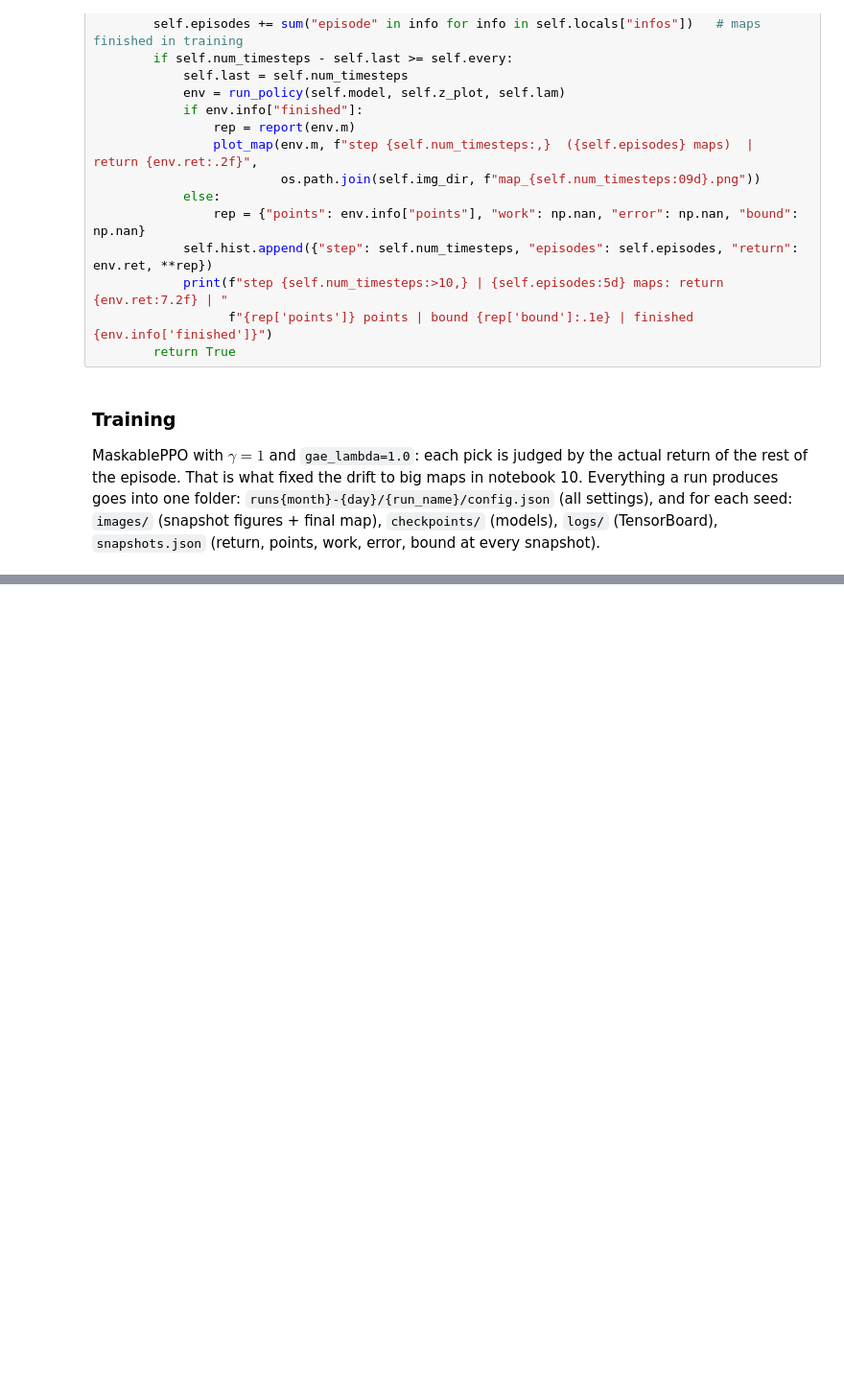
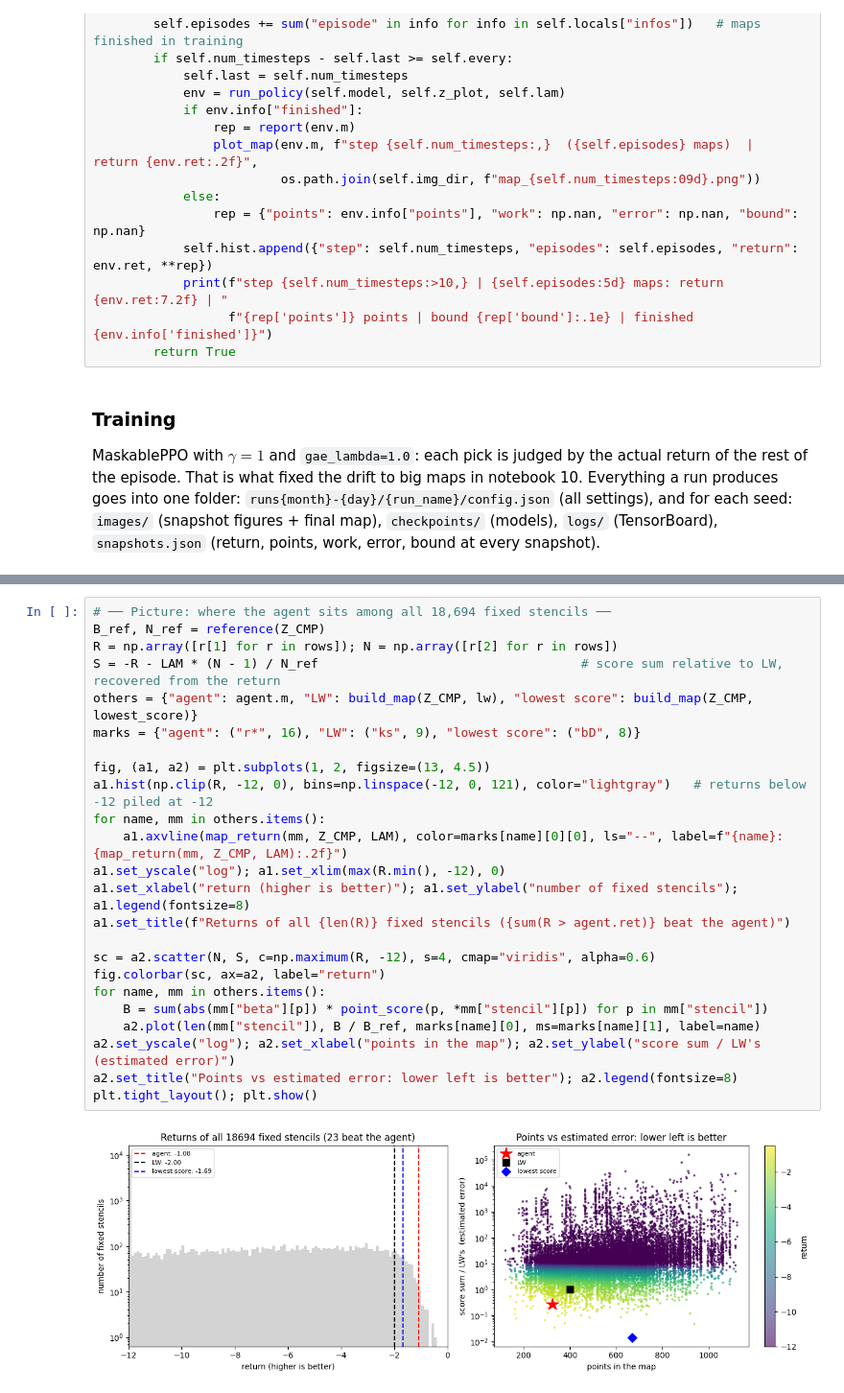
Before and after one commit to atayyar1/RL-For-PDEs, a Jupyter notebook: Taylor linear predictor/11. Backward Map RL.ipynb, the cells around one changed output, grey strips where cells are left out. Shown at 96% size. Cells and saved outputs as stored; diff of their text form; blank space fills up the shorter version.

```diff
--- a/Taylor linear predictor/11. Backward Map RL.ipynb
+++ b/Taylor linear predictor/11. Backward Map RL.ipynb
@@ -688,0 +767,26 @@ step         12 |     0 maps: return  -22.00 | 376 points | bound 8.7e-04 | fini
+# %%
+# ── Picture: where the agent sits among all 18,694 fixed stencils ──
+B_ref, N_ref = reference(Z_CMP)
+R = np.array([r[1] for r in rows]); N = np.array([r[2] for r in rows])
+S = -R - LAM * (N - 1) / N_ref                                   # score sum relative to LW, recovered from the return
+others = {"agent": agent.m, "LW": build_map(Z_CMP, lw), "lowest score": build_map(Z_CMP, lowest_score)}
+marks = {"agent": ("r*", 16), "LW": ("ks", 9), "lowest score": ("bD", 8)}
+
+fig, (a1, a2) = plt.subplots(1, 2, figsize=(13, 4.5))
+a1.hist(np.clip(R, -12, 0), bins=np.linspace(-12, 0, 121), color="lightgray")   # returns below -12 piled at -12
+for name, mm in others.items():
+    a1.axvline(map_return(mm, Z_CMP, LAM), color=marks[name][0][0], ls="--", label=f"{name}: {map_return(mm, Z_CMP, LAM):.2f}")
+a1.set_yscale("log"); a1.set_xlim(max(R.min(), -12), 0)
+a1.set_xlabel("return (higher is better)"); a1.set_ylabel("number of fixed stencils"); a1.legend(fontsize=8)
+a1.set_title(f"Returns of all {len(R)} fixed stencils ({sum(R > agent.ret)} beat the agent)")
+
+sc = a2.scatter(N, S, c=np.maximum(R, -12), s=4, cmap="viridis", alpha=0.6)
+fig.colorbar(sc, ax=a2, label="return")
+for name, mm in others.items():
+    B = sum(abs(mm["beta"][p]) * point_score(p, *mm["stencil"][p]) for p in mm["stencil"])
+    a2.plot(len(mm["stencil"]), B / B_ref, marks[name][0], ms=marks[name][1], label=name)
+a2.set_yscale("log"); a2.set_xlabel("points in the map"); a2.set_ylabel("score sum / LW's  (estimated error)")
+a2.set_title("Points vs estimated error: lower left is better"); a2.legend(fontsize=8)
+plt.tight_layout(); plt.show()
+# %% [output]
+[figure, added]
```
Also changed, not shown: parts of 15 cells of this notebook, 6 other files.
